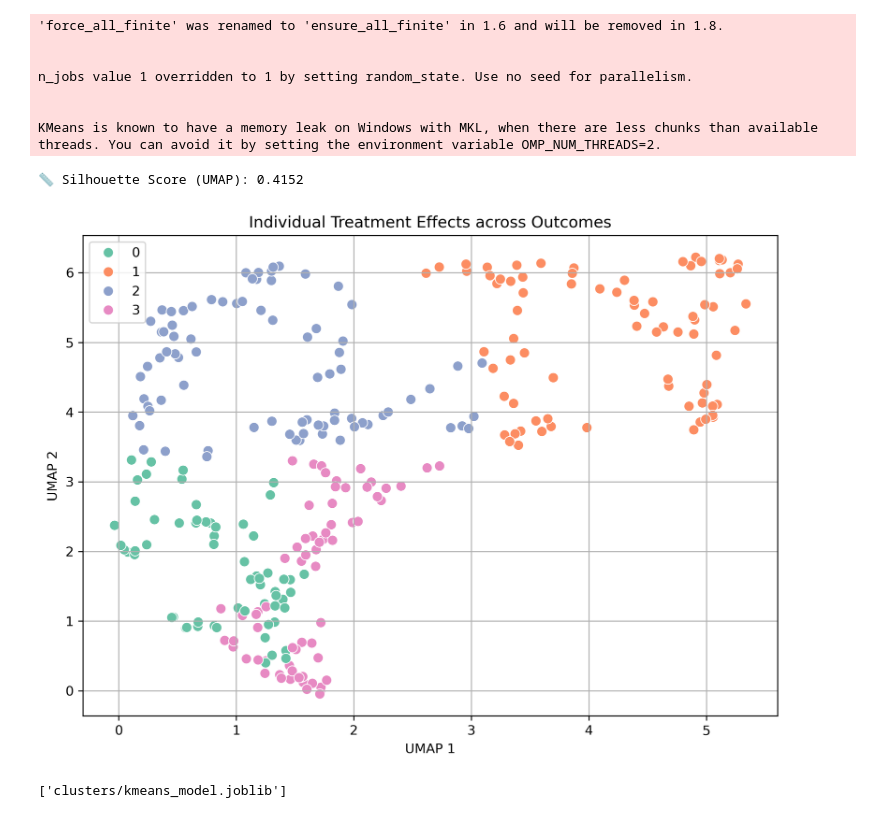
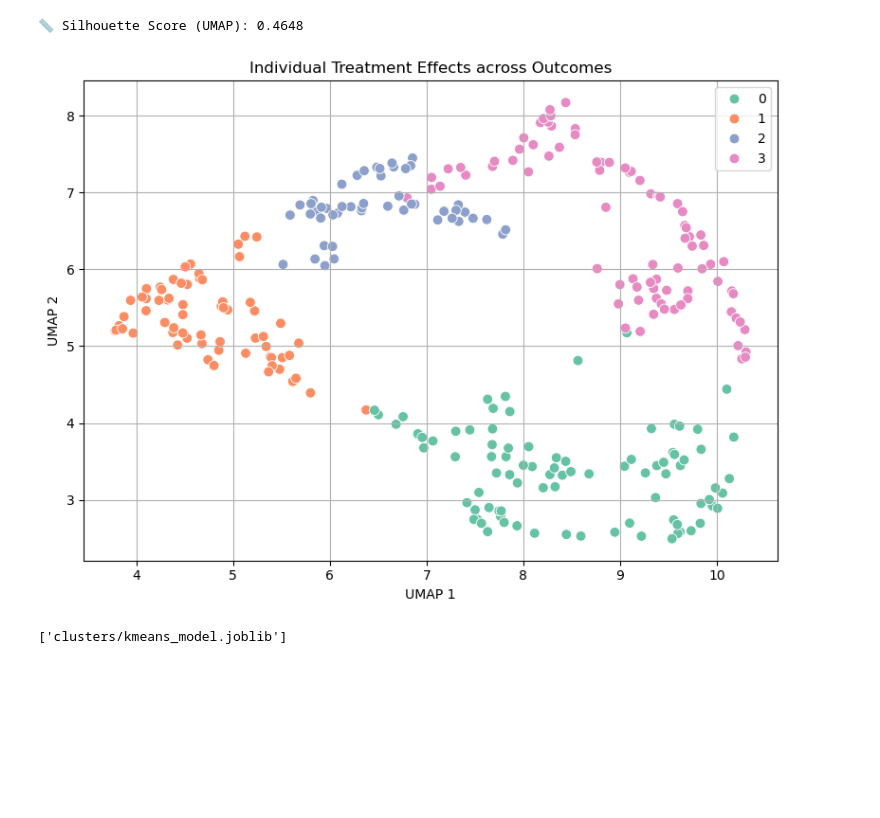
Before and after one commit to shrinitbabel/Precision_Medicine_EARLYDRAIN_DML, a Jupyter notebook: clustering.ipynb, the cells around one changed output. Saved outputs shown, nothing was run; the diff lists cells and outputs as text; code cells hidden in the pictures; blank space fills up the shorter version.

```diff
--- a/clustering.ipynb
+++ b/clustering.ipynb
@@ -11,43 +11,36 @@ from modules.preprocess import load_and_clean_data, prepare_variables
 
 # Step 1: prepare baseline
 df = load_and_clean_data("ed.csv", ed_daily_path="ed_daily.csv")
-X, Y, T, feature_names = prepare_variables(df, outcome_col='vs_clin')  # any outcome will do, X is same
+X, Y, T, feature_names = prepare_variables(df, outcome_col='mrs_binary')  # any outcome will do, X is same
 
 # Step 2: define CATE sources
 cate_file_dict = {
     "mrs_binary": "cate_results/cate_results_mrs_binary.csv",
     "infarct_dch": "cate_results/cate_results_infarct_dch.csv",
     "vs_clin": "cate_results/cate_results_vs_clin.csv",
     "infection_dch": "cate_results/cate_results_infection_dch.csv",
     "gos_binary": "cate_results/cate_results_gos_binary.csv",
     "shunt_180": "cate_results/cate_results_shunt_180.csv",
 }
 
 # Step 3: build matrix
 cate_matrix = generate_cate_matrix(X, cate_file_dict)
 
 
 from sklearn.preprocessing import StandardScaler, MinMaxScaler, RobustScaler, Normalizer
 
 import matplotlib.pyplot as plt
 import seaborn as sns
 
 
 
 # Step 4: UMAP-based cluster
 X_umap, clusters, reducer, kmeans = umap_cluster_cates(cate_matrix, n_clusters=4)
 # Step 5: Visualize
 visualize_clusters(X_umap, clusters, method="UMAP")
 # %% [output]
-'force_all_finite' was renamed to 'ensure_all_finite' in 1.6 and will be removed in 1.8.
-
-
-n_jobs value 1 overridden to 1 by setting random_state. Use no seed for parallelism.
-
-
-KMeans is known to have a memory leak on Windows with MKL, when there are less chunks than available threads. You can avoid it by setting the environment variable OMP_NUM_THREADS=2.
+📏 Silhouette Score (UMAP): 0.4648
-📏 Silhouette Score (UMAP): 0.4152
-[figure, old version]
+[figure, new version]
 # %%
 visualize_clusters_3d_plotly(X_umap, clusters, kmeans_model=None , method="UMAP")
 # %%
```
Also changed, not shown: parts of 14 cells of this notebook, 39 other files.
